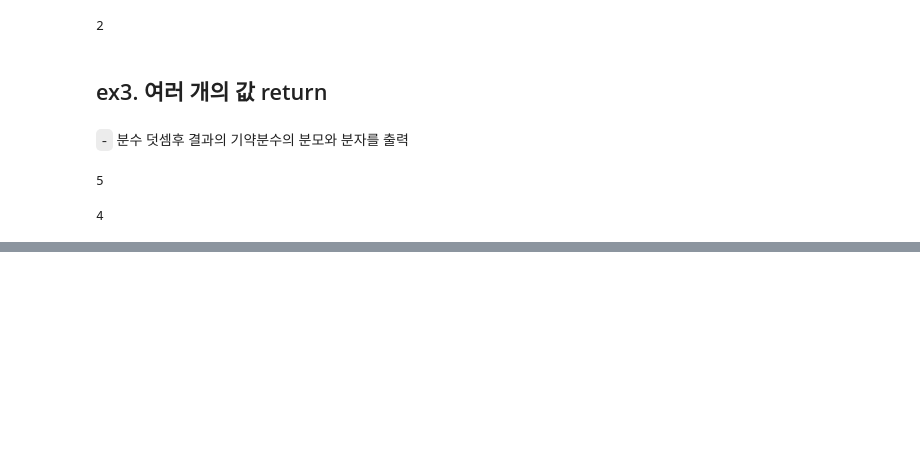
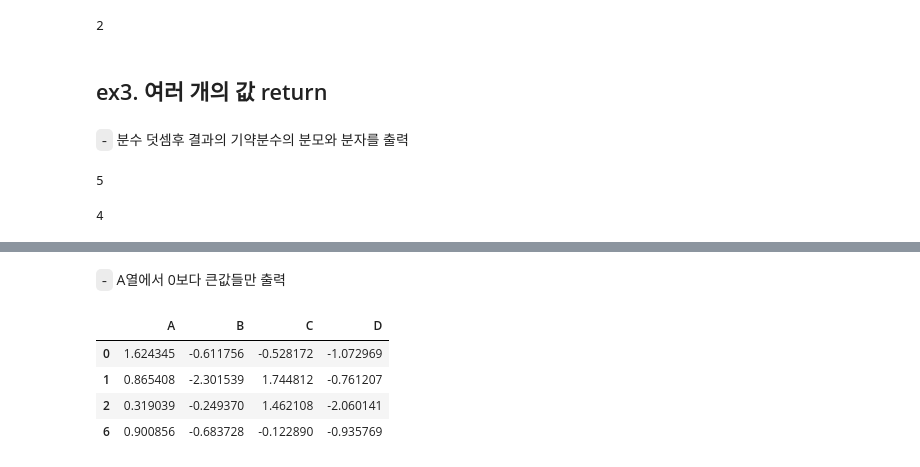
Before and after one commit to gangcheol/mysite2, a Jupyter notebook: posts/DX/0. 데이터 다루기/2023-08-16-04. Python Basic (5).ipynb, the cells around one changed output, grey strips where cells are left out. Drawn from its saved outputs; the diff is of its cells as text; code cells hidden in the pictures; blank space fills up the shorter version.

```diff
--- a/posts/DX/0. 데이터 다루기/2023-08-16-04. Python Basic (5).ipynb
+++ b/posts/DX/0. 데이터 다루기/2023-08-16-04. Python Basic (5).ipynb
@@ -88,0 +243,10 @@ d
+# %% [markdown]
+`-` A열에서  0보다 큰값들만 출력
+# %%
+df2.iloc[map(lambda x : x>0, df2.A),:]
+# %% [output]
+|  | A | B | C | D |
+| 0 | 1.624345 | -0.611756 | -0.528172 | -1.072969 |
+| 1 | 0.865408 | -2.301539 | 1.744812 | -0.761207 |
+| 2 | 0.319039 | -0.249370 | 1.462108 | -2.060141 |
+| 6 | 0.900856 | -0.683728 | -0.122890 | -0.935769 |
```
Also changed, not shown: parts of 137 cells of this notebook, 7 other files.
